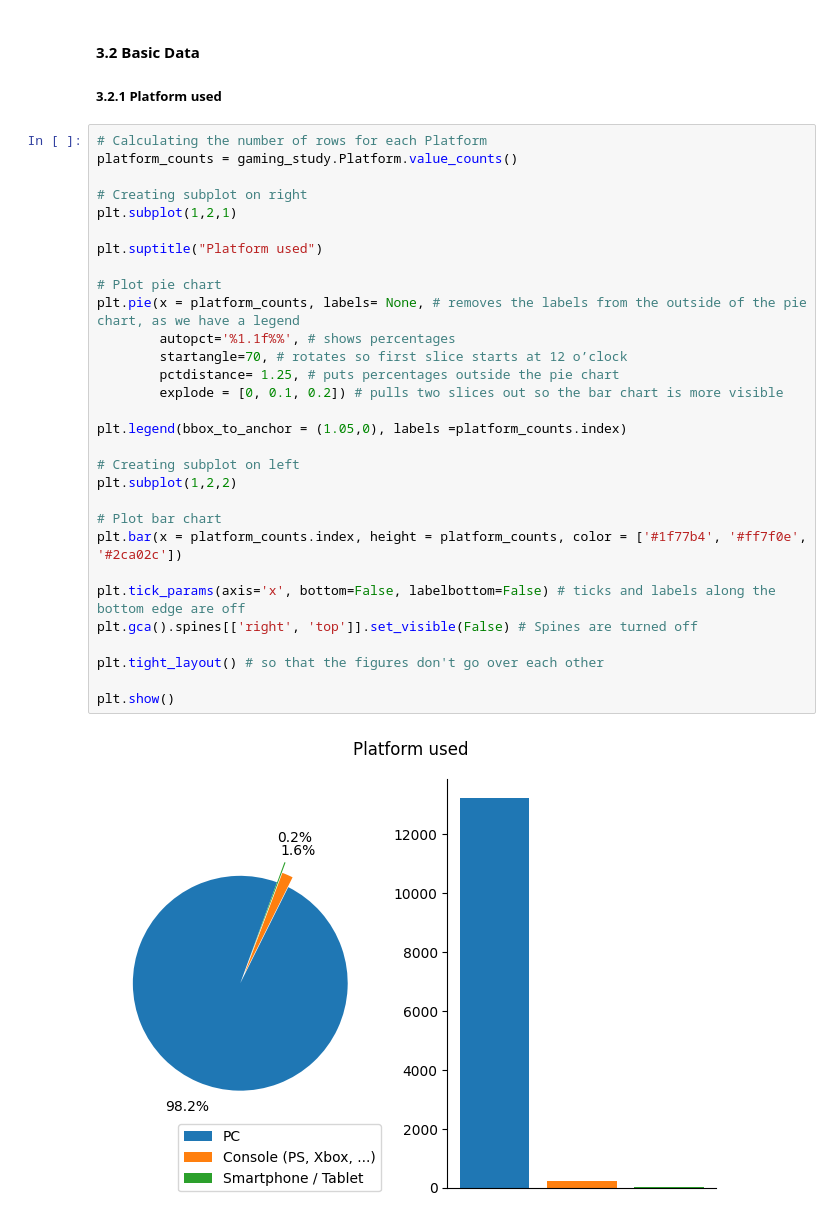
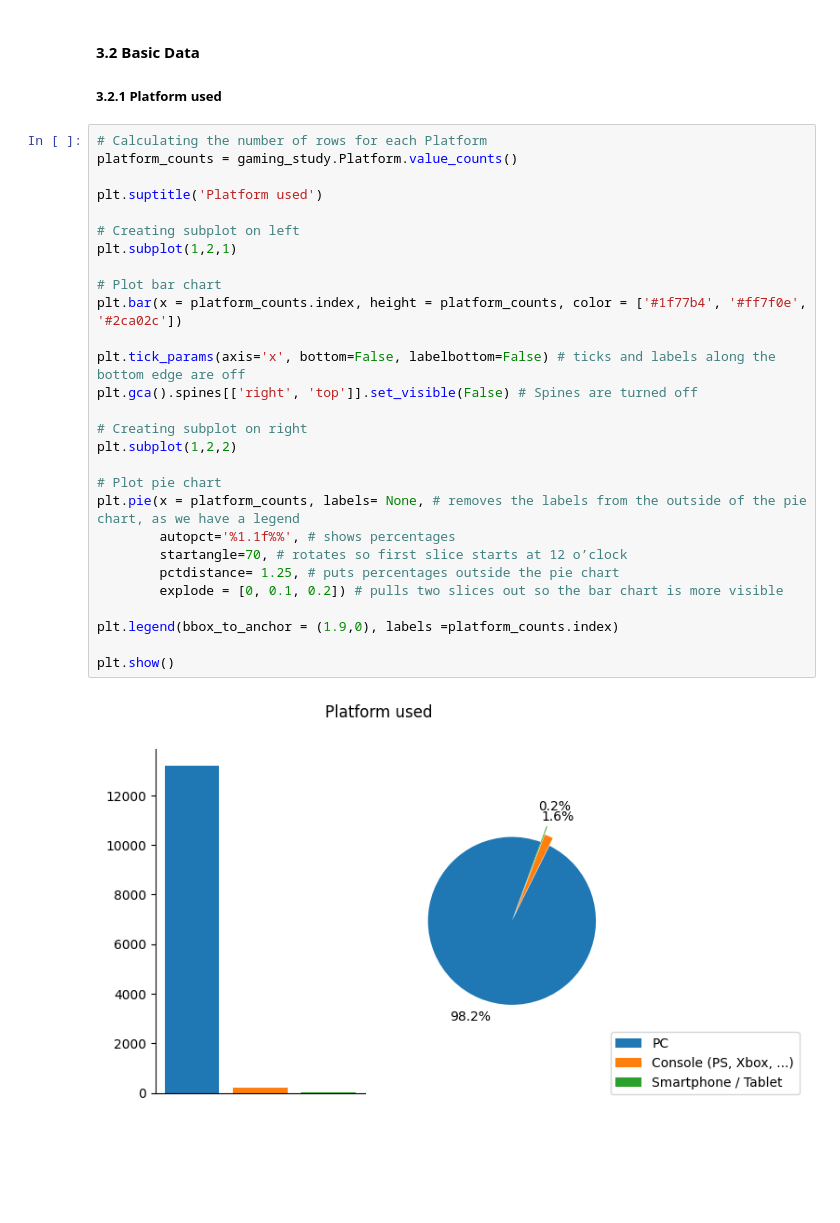
Before and after one commit to wilson-inacio/Visualize-Data-with-Python---Mental-Health-in-Gaming, a Jupyter notebook: Visualize Data with Python.ipynb, the cells around one changed output. Drawn from its saved outputs; the diff is of its cells as text; blank space fills up the shorter version.

```diff
--- a/Visualize Data with Python.ipynb
+++ b/Visualize Data with Python.ipynb
@@ -377,32 +416,30 @@ plt.show()
 # %%
 # Calculating the number of rows for each Platform
 platform_counts = gaming_study.Platform.value_counts()
 
-# Creating subplot on right
+plt.suptitle('Platform used')
+
+# Creating subplot on left
 plt.subplot(1,2,1)
 
-plt.suptitle("Platform used")
+# Plot bar chart
+plt.bar(x = platform_counts.index, height = platform_counts, color = ['#1f77b4', '#ff7f0e', '#2ca02c'])
+
+plt.tick_params(axis='x', bottom=False, labelbottom=False) # ticks and labels along the bottom edge are off
+plt.gca().spines[['right', 'top']].set_visible(False) # Spines are turned off
+
+# Creating subplot on right
+plt.subplot(1,2,2)
 
 # Plot pie chart
 plt.pie(x = platform_counts, labels= None, # removes the labels from the outside of the pie chart, as we have a legend
         autopct='%1.1f%%', # shows percentages
         startangle=70, # rotates so first slice starts at 12 o’clock
         pctdistance= 1.25, # puts percentages outside the pie chart
         explode = [0, 0.1, 0.2]) # pulls two slices out so the bar chart is more visible
 
-plt.legend(bbox_to_anchor = (1.05,0), labels =platform_counts.index)
-
-# Creating subplot on left
-plt.subplot(1,2,2)
-
-# Plot bar chart
-plt.bar(x = platform_counts.index, height = platform_counts, color = ['#1f77b4', '#ff7f0e', '#2ca02c'])
-
-plt.tick_params(axis='x', bottom=False, labelbottom=False) # ticks and labels along the bottom edge are off
-plt.gca().spines[['right', 'top']].set_visible(False) # Spines are turned off
-
-plt.tight_layout() # so that the figures don't go over each other
+plt.legend(bbox_to_anchor = (1.9,0), labels =platform_counts.index)
 
 plt.show()
 # %% [output]
-[figure, old version]
+[figure, new version]
```
Also changed, not shown: parts of 15 cells of this notebook.
